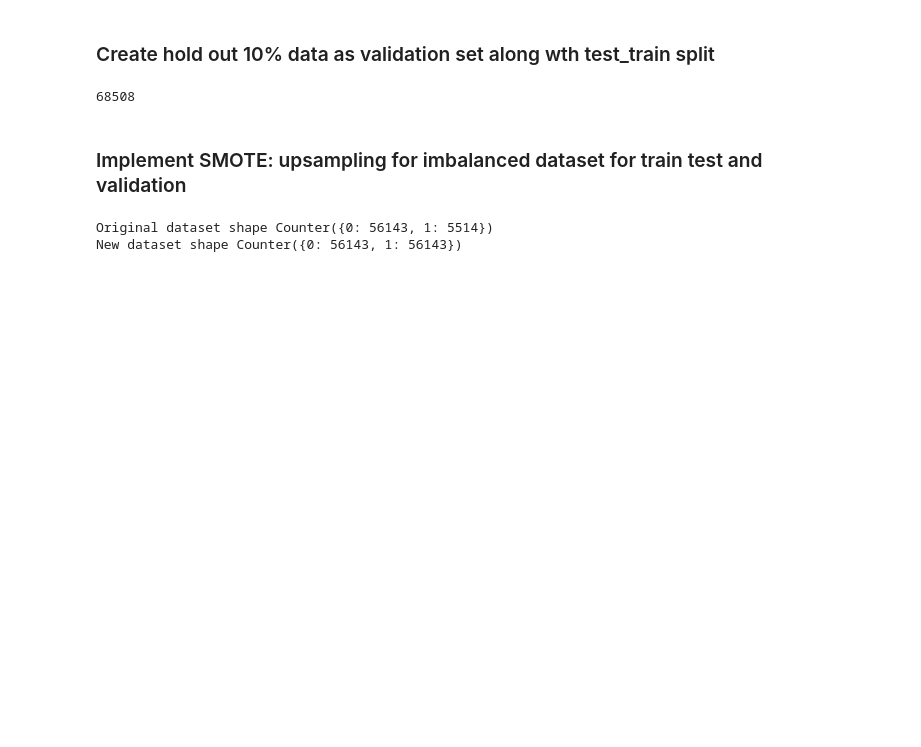
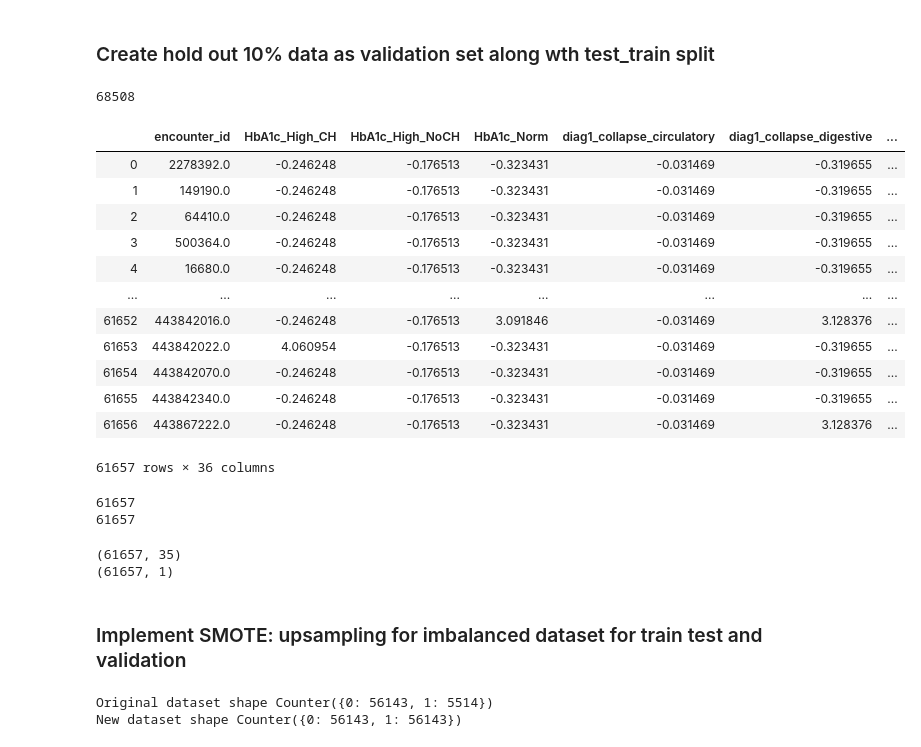
Before and after one commit to borkostolo/healthcare, a Jupyter notebook: dev/kailun/Modelling .ipynb, the cells around one changed output. Drawn from its saved outputs; the diff is of its cells as text; code cells hidden in the pictures; blank space fills up the shorter version.

```diff
--- a/dev/kailun/Modelling .ipynb
+++ b/dev/kailun/Modelling .ipynb
@@ -92,9 +92,41 @@ X_val= validation_data.iloc[:,1:validation_data.shape[1]-1]
 y_val= validation_data['readmitted_yes']
 X_val_stand = StandardScaler().fit_transform(X_val)  # preprocess dataset by standarizing X data
 # %%
-X= data_X_y.iloc[:,1:data_X_y.shape[1]-1]
+X= data_X_y.iloc[:,0:data_X_y.shape[1]-1]
 y= data_X_y['readmitted_yes'] # do not make y a dataframe, x and y should both be np arrays
-X_stand = StandardScaler().fit_transform(X)  # preprocess dataset by standarizing X data
+X_stand = StandardScaler().fit_transform(X.iloc[:,1:X.shape[1]])  # preprocess dataset by standarizing X data
+X_id= X['encounter_id'].to_numpy(dtype=float).reshape(61657,1)
+X_stand_all= np.append(X_id, X_stand, axis=1)
+# %%
+X_stand_all_df = pd.DataFrame(X_stand_all, columns = list(X.columns))
+# %%
+X_stand_all_df
+# %% [output]
+|  | encounter_id | HbA1c_High_CH | HbA1c_High_NoCH | HbA1c_Norm | diag1_collapse_circulatory | diag1_collapse_digestive | ... |
+| 0 | 2278392.0 | -0.246248 | -0.176513 | -0.323431 | -0.031469 | -0.319655 | ... |
+| 1 | 149190.0 | -0.246248 | -0.176513 | -0.323431 | -0.031469 | -0.319655 | ... |
+| 2 | 64410.0 | -0.246248 | -0.176513 | -0.323431 | -0.031469 | -0.319655 | ... |
+| 3 | 500364.0 | -0.246248 | -0.176513 | -0.323431 | -0.031469 | -0.319655 | ... |
+| 4 | 16680.0 | -0.246248 | -0.176513 | -0.323431 | -0.031469 | -0.319655 | ... |
+| ... | ... | ... | ... | ... | ... | ... | ... |
+| 61652 | 443842016.0 | -0.246248 | -0.176513 | 3.091846 | -0.031469 | 3.128376 | ... |
+| 61653 | 443842022.0 | 4.060954 | -0.176513 | -0.323431 | -0.031469 | -0.319655 | ... |
+| 61654 | 443842070.0 | -0.246248 | -0.176513 | -0.323431 | -0.031469 | -0.319655 | ... |
+| 61655 | 443842340.0 | -0.246248 | -0.176513 | -0.323431 | -0.031469 | -0.319655 | ... |
+| 61656 | 443867222.0 | -0.246248 | -0.176513 | -0.323431 | -0.031469 | 3.128376 | ... |
+61657 rows × 36 columns
+# %%
+print(len(X_stand_all_df['encounter_id'].unique()))
+print(len(X_stand))
+# %% [output]
+61657
+61657
+# %%
+print(X_stand.shape)
+print(X_id.shape)
+# %% [output]
+(61657, 35)
+(61657, 1)
 # %% [markdown]
 ### Implement SMOTE: upsampling for imbalanced dataset for train test and validation
 # %%
```
Also changed, not shown: parts of 15 cells of this notebook, 9 other files.
